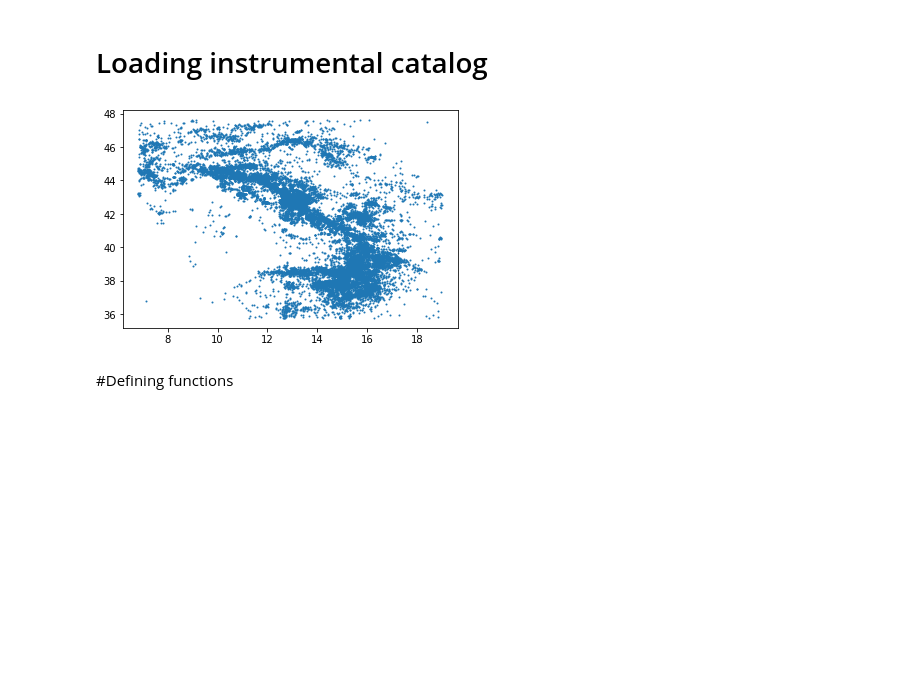
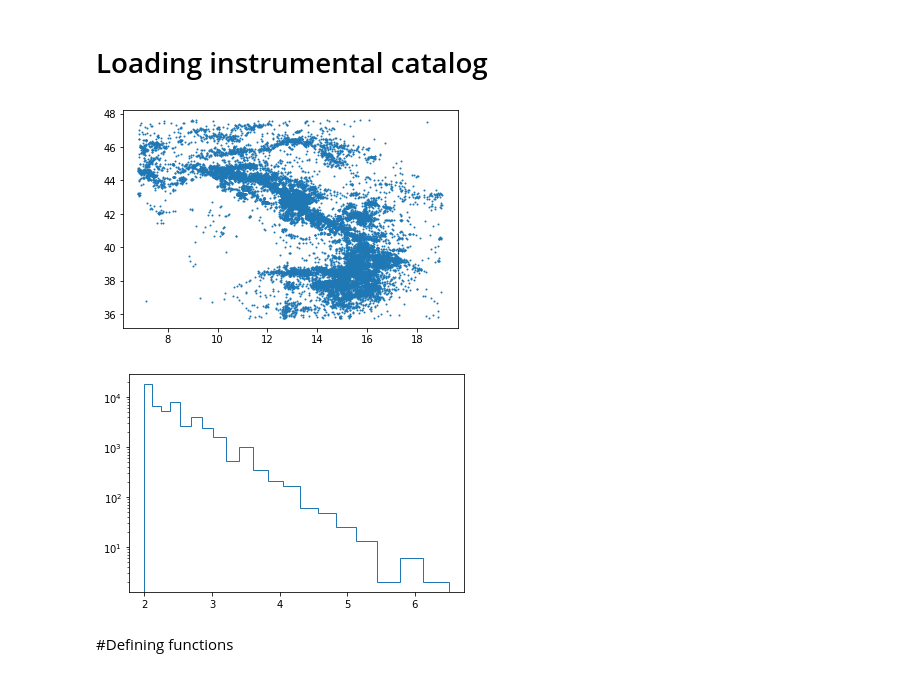
Before and after one commit to caccioppoli/etas_optimization, a Jupyter notebook: etas_op.ipynb, the cells around one changed output. Drawn from its saved outputs; the diff is of its cells as text; code cells hidden in the pictures; blank space fills up the shorter version.

```diff
--- a/etas_op.ipynb
+++ b/etas_op.ipynb
@@ -20,30 +20,43 @@ Drive already mounted at /content/drive; to attempt to forcibly remount, call dr
 # %%
 with open("drive/MyDrive/Colab Notebooks/cat_italia2.txt","r") as infile, open("drive/MyDrive/Colab Notebooks/cat_italia_conv.txt",'w') as outfile:
     for line in infile:
       outfile.write(" ".join(line.split()).replace('|',' '))
       outfile.write("\n")
 
 # converto e memorizzo in secondi la data
 
 sdate = np.genfromtxt("drive/MyDrive/Colab Notebooks/cat_italia_conv.txt",dtype="str",delimiter=" ",usecols=(1))
 startdate = datetime.strptime('1985-01-02T18:39:30.740000',"%Y-%m-%dT%H:%M:%S.%f")
 seconds = []
 for time in sdate:
   date = datetime.strptime(time,"%Y-%m-%dT%H:%M:%S.%f")
   temp = (date - startdate).total_seconds()
   seconds.append(temp)
 
 # converto e memorizzo le altre grandezze del catalogo
 
 latitude = np.genfromtxt("drive/MyDrive/Colab Notebooks/cat_italia_conv.txt",dtype="float",delimiter=" ",usecols=(2))
 longitude = np.genfromtxt("drive/MyDrive/Colab Notebooks/cat_italia_conv.txt",dtype="float",delimiter=" ",usecols=(3))
 depth = np.genfromtxt("drive/MyDrive/Colab Notebooks/cat_italia_conv.txt",dtype="float",delimiter=" ",usecols=(4))
 magnitude = np.genfromtxt("drive/MyDrive/Colab Notebooks/cat_italia_conv.txt",dtype="float",delimiter=" ",usecols=(10))
 
+# plotting events
 plt.scatter(longitude,latitude,s=1)
 plt.show()
+
+# plotting GR
+
+def plot_loghist(x, bins):
+  hist, bins = np.histogram(x, bins=bins)
+  logbins = np.logspace(np.log10(bins[0]),np.log10(bins[-1]),len(bins))
+  plt.hist(x, bins=logbins,histtype='step')
+  plt.yscale('log')
+
+plot_loghist(magnitude, 20)
+plt.show()
 # %% [output]
 [figure]
+[figure, added]
 # %% [markdown]
 #Defining functions
 # %%
```
